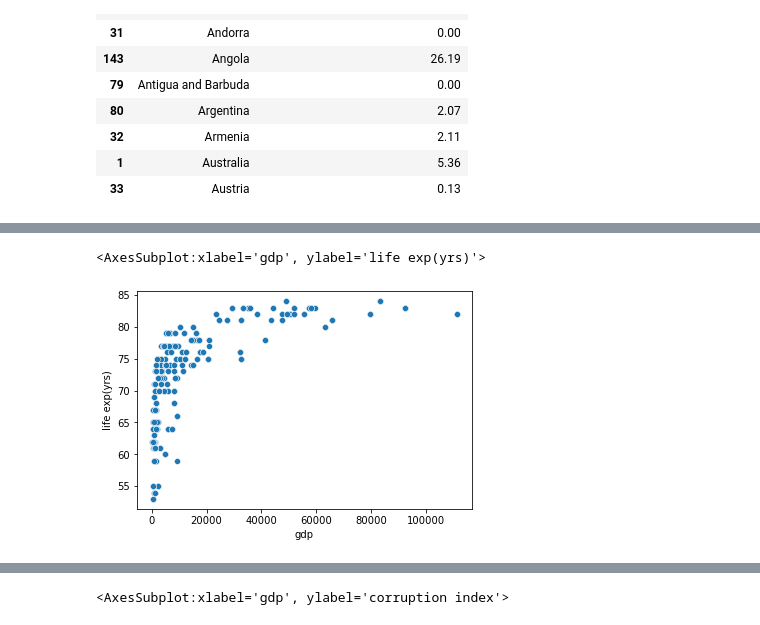
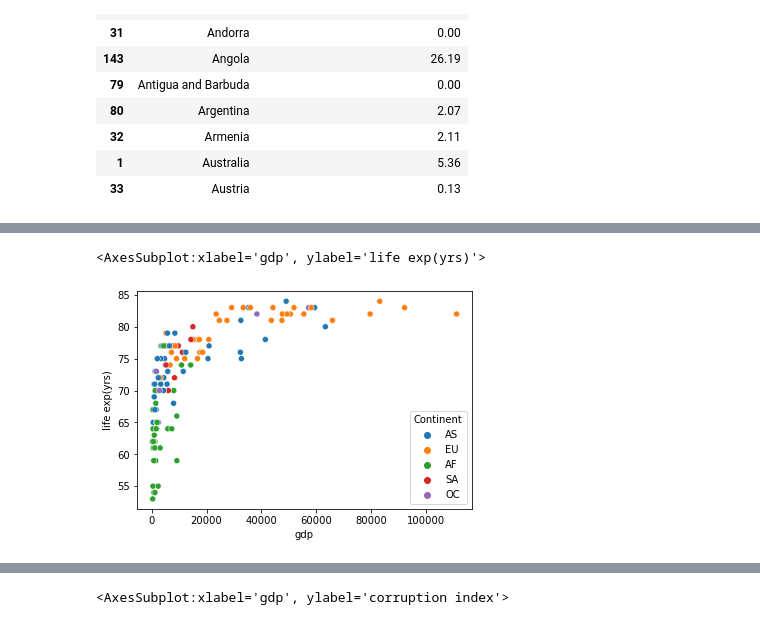
Before and after one commit to harunaisha/Repos, a Jupyter notebook: UCD project.ipynb, the cells around one changed output, grey strips where cells are left out. Drawn from its saved outputs; the diff is of its cells as text; code cells hidden in the pictures.

Commit message:
visualization complete

```diff
--- a/UCD project.ipynb
+++ b/UCD project.ipynb
@@ -252,0 +151,13 @@ table2.head(5)
+# %%
+#Importing data API
+
+import requests
+from bs4 import BeautifulSoup as bs
+country_codes = requests.get("https://country-code.cl/")
+country_codes
+country_codes2 = bs(country_codes.content, 'lxml')
+table = count_codes2.find("table", {"class":"tablesorter mark"})
+API_table2 = pd.read_html(str(table))[0]
+API_table2.head(2)
+
+#table = count_codes("table","{<title>Country code list - World countries</title>"})
@@ -253,3 +168,9 @@ table2.head(5)
 # %%
-table2.rename(columns={'Name':'country'})
+#Renaming a column
+API_table3 = API_table2.rename(columns={'Name':'country',})
+
+#Returning multiple columns
+list = ['Continent','country', 'ISO 2']
+API_table4 = API_table3[list]
+API_table4.head(2)
 # %% [output]
@@ -289,0 +180,7 @@ NameError: name 'new_df3' is not defined
+# %%
+#Merging new_df2 with API_table2
+
+new_df3 = new_df2.merge(API_table4, how = 'left')
+
+#Setting index to ISO code
+new_df4 = new_df3.set_index('ISO 2')
@@ -290,5 +201,5 @@ NameError: name 'new_df3' is not defined
 # %%
-sns.scatterplot(data = new_df3, x = 'gdp',y = 'life exp(yrs)')
+sns.scatterplot(data = new_df4, x = 'gdp',y = 'life exp(yrs)',hue = "Continent")
 # %% [output]
 <AxesSubplot:xlabel='gdp', ylabel='life exp(yrs)'>
-[figure, old version]
+[figure, new version]
```
Also changed, not shown: parts of 17 cells of this notebook.
